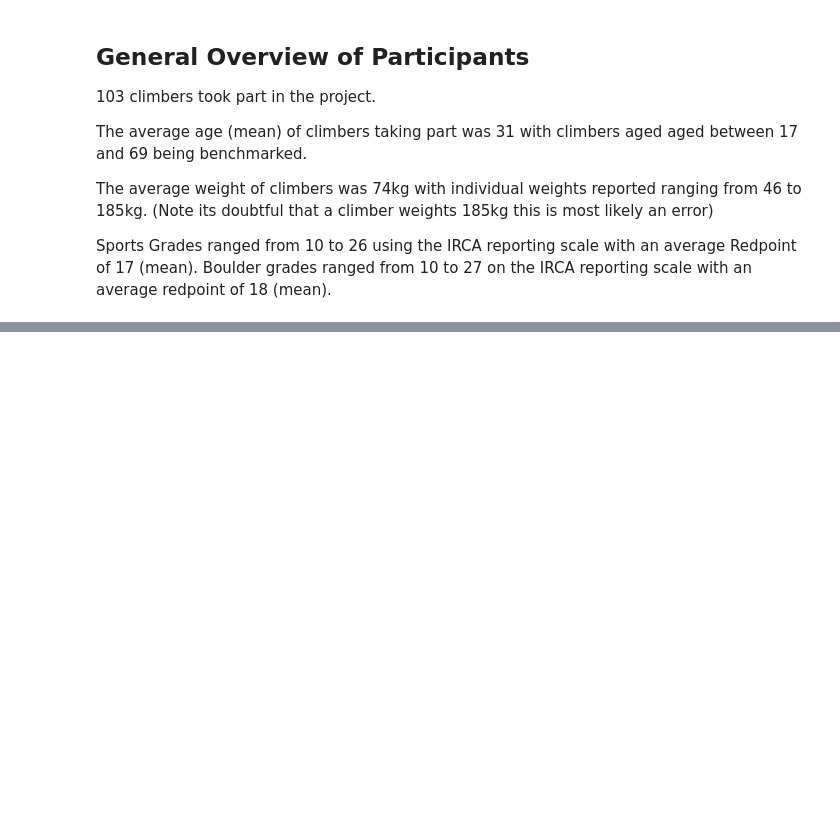
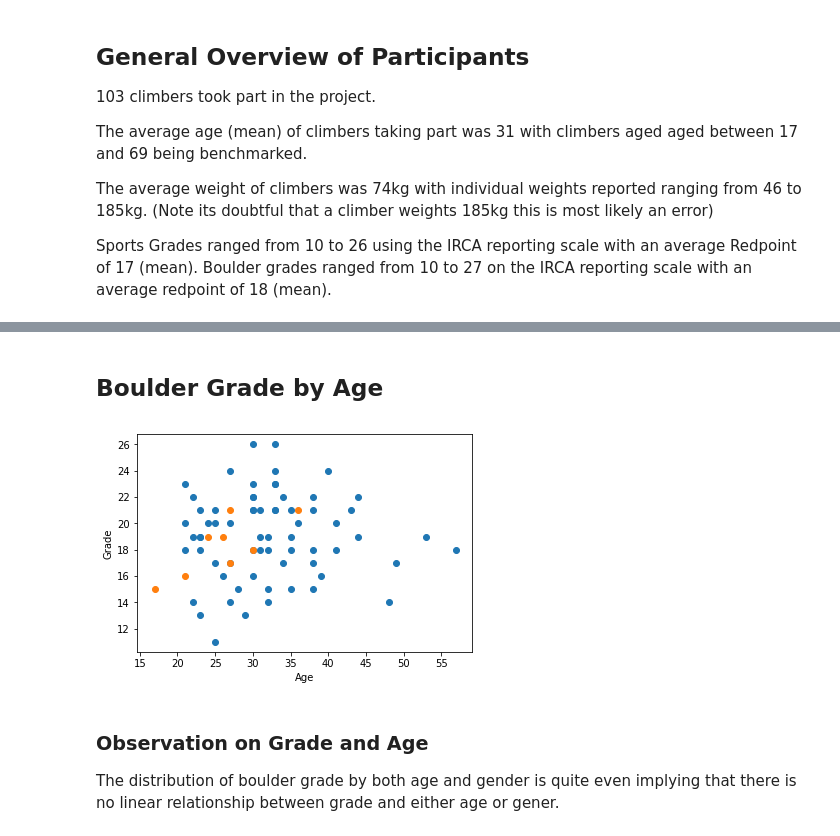
Before and after one commit to davidcoxon/Python, a Jupyter notebook: Projects/Grippy/Benchmark.ipynb, the cells around one changed output, grey strips where cells are left out. Saved outputs shown, nothing was run; the diff lists cells and outputs as text; code cells hidden in the pictures; blank space fills up the shorter version.

```diff
--- a/Projects/Grippy/Benchmark.ipynb
+++ b/Projects/Grippy/Benchmark.ipynb
@@ -133,0 +192,33 @@ plt.show()
+# %% [markdown]
+## Boulder Grade by Age
+# %%
+# sort by age and Gender
+GradeSorted=Benchmark_df.sort_values(['Boulder Grade Redpoint Multi-session'], ascending=[True])
+MaleGradeSorted=Benchmark_male_df.sort_values(['Boulder Grade Redpoint Multi-session'], ascending=[True])
+FemaleGradeSorted=Benchmark_female_df.sort_values(['Boulder Grade Redpoint Multi-session'], ascending=[True])
+# create series for y axis based on number of Participants
+y = (GradeSorted)['Boulder Grade Redpoint Multi-session']
+y1=(MaleGradeSorted)['Boulder Grade Redpoint Multi-session']
+y2=(FemaleGradeSorted)['Boulder Grade Redpoint Multi-session']
+N = len(GradeSorted)
+N1=len(MaleGradeSorted)
+N2=len(FemaleGradeSorted)
+x = range(N)
+x1= (MaleGradeSorted)['Age']
+x2= (FemaleGradeSorted)['Age']
+
+# plot Pafticipant Age
+# plt.plot(x,y)
+plt.scatter(x1,y1)
+plt.scatter(x2,y2)
+plt.xlabel("Age")
+plt.ylabel("Grade")
+# print plots
+#pylab.savefig('Graphs/salesdistribution.png')   # save the figure to file
+#pylab.savefig('Graphs/salesdistribution.pdf') # savefig('salesdistribution.pdf')
+plt.show()
+# %% [output]
+[figure, added]
+# %% [markdown]
+### Observation on Grade and Age
+The distribution of boulder grade by both age and gender is quite even implying that there is no linear relationship between grade and either age or gener.
```
Also changed, not shown: parts of 13 cells of this notebook.
